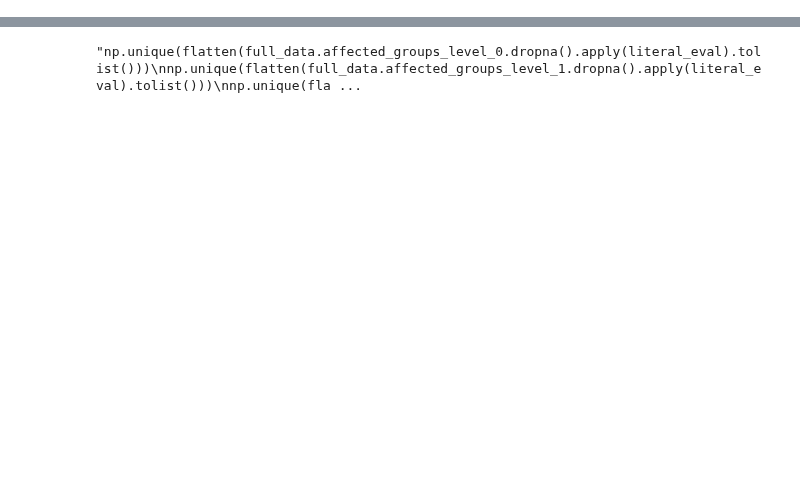
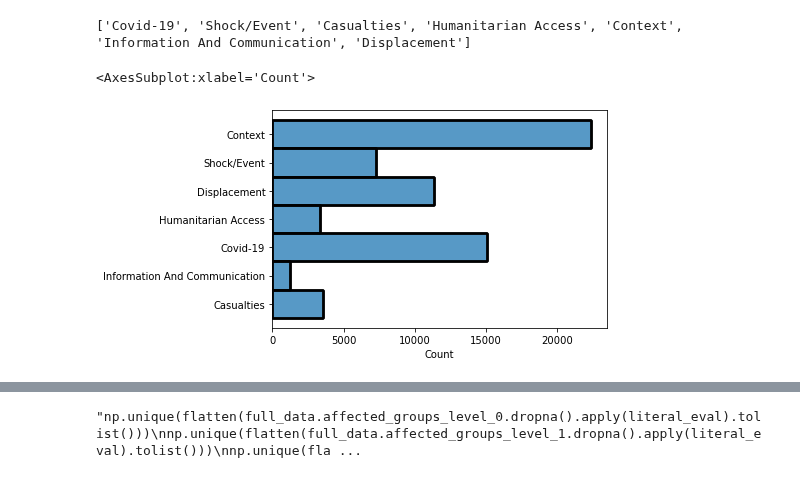
Before and after one commit to the-deep/deep-experiments, a Jupyter notebook: notebooks/models/selim/data_preprocessing_v0.7.1.ipynb, the cells around one changed output, grey strips where cells are left out. Drawn from its saved outputs; the diff is of its cells as text; code cells hidden in the pictures; blank space fills up the shorter version.

```diff
--- a/notebooks/models/selim/data_preprocessing_v0.7.1.ipynb
+++ b/notebooks/models/selim/data_preprocessing_v0.7.1.ipynb
@@ -39,8 +72,4 @@ Index(['entry_id', 'gender_snorkel', 'excerpt', 'analysis_framework_id',
       dtype='object')
-# %%
-full_data['present_prim_tags'] = full_data.apply(
-    lambda x: [column for column in ['sectors','subpillars_2d', 'subpillars_1d'] if len(x[column])>2], axis=1
-               )
 # %%
 full_data['sectors'] = full_data.sectors.apply(
     lambda x: [item for item in literal_eval(x) if item !='NOT_MAPPED']
@@ -71,0 +228,8 @@ full_data['present_prim_tags'].apply(lambda x: len(x)>0).sum() / full_data.shape
+# %%
+flat_results = flatten(full_data['pillars_1d'])
+print(list(set(flat_results)))
+sns.histplot(y=flat_results)
+# %% [output]
+['Covid-19', 'Shock/Event', 'Casualties', 'Humanitarian Access', 'Context', 'Information And Communication', 'Displacement']
+<AxesSubplot:xlabel='Count'>
+[figure, added]
```
Also changed, not shown: parts of 50 cells of this notebook.
